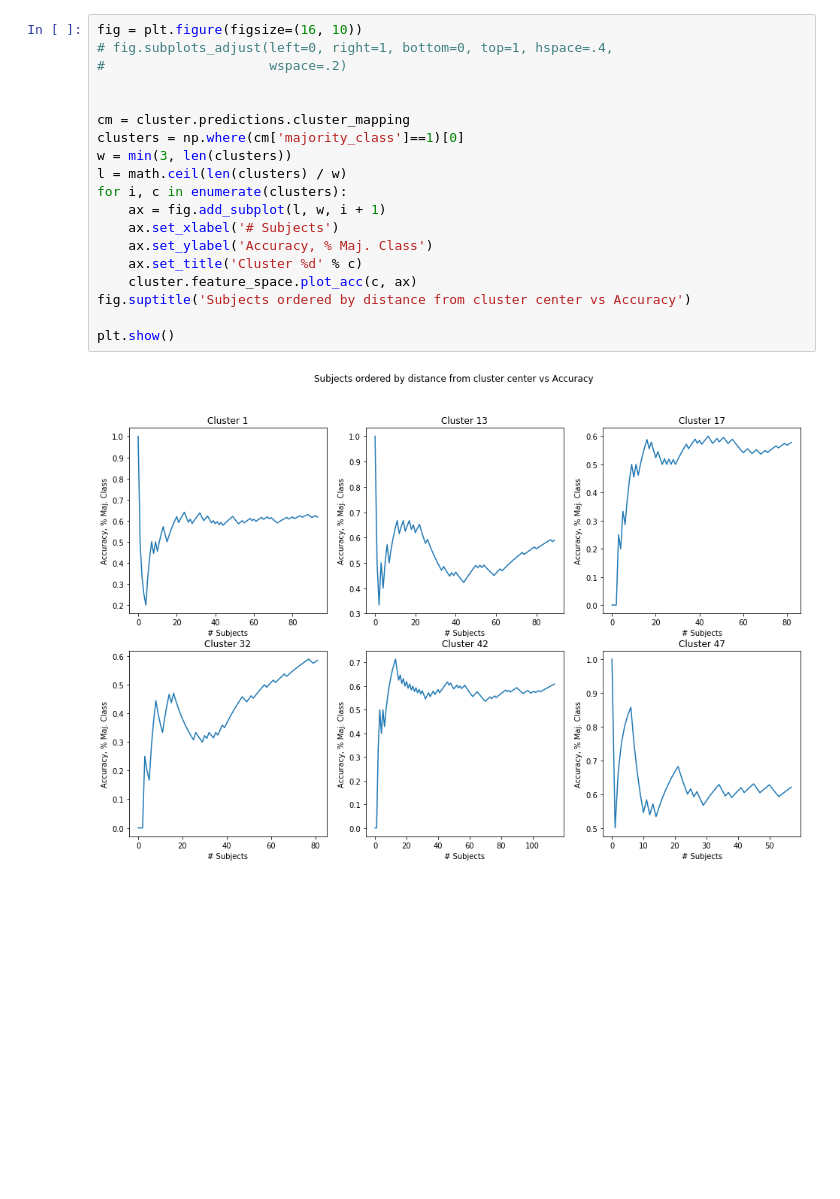
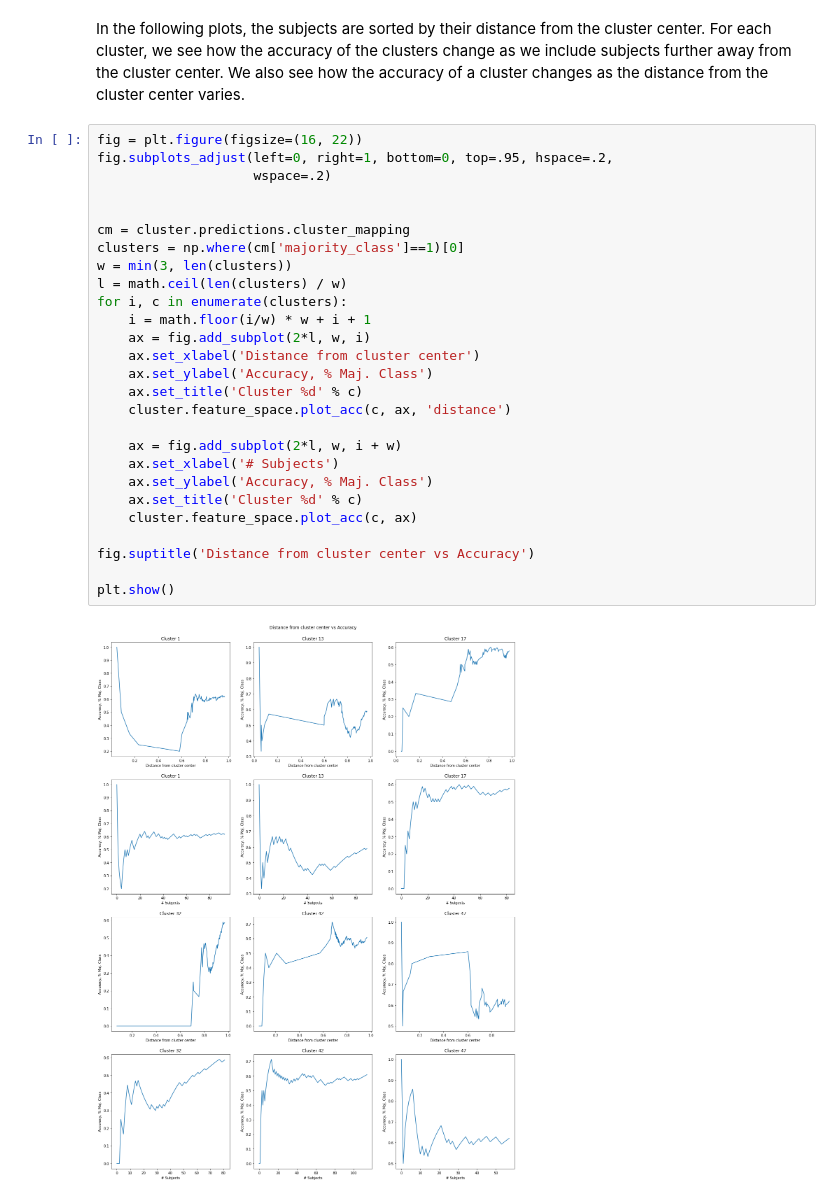
Before and after one commit to miclaraia/muon_notebooks, a Jupyter notebook: Cluster Space Analysis.ipynb, the cells around one changed output. Saved outputs shown, nothing was run; the diff lists cells and outputs as text; blank space fills up the shorter version.

Commit message:
Updated plots for cluster space analysis

```diff
--- a/Cluster Space Analysis.ipynb
+++ b/Cluster Space Analysis.ipynb
@@ -75,21 +93,31 @@ plt.show()
+# %% [markdown]
+In the following plots, the subjects are sorted by their distance from the cluster center. For each cluster, we see  how the accuracy of the clusters change as we include subjects further away from the cluster center. We also see how the accuracy of a cluster changes as the distance from the cluster center varies.
 # %%
-fig = plt.figure(figsize=(16, 10))
-# fig.subplots_adjust(left=0, right=1, bottom=0, top=1, hspace=.4,
-#                     wspace=.2)
+fig = plt.figure(figsize=(16, 22))
+fig.subplots_adjust(left=0, right=1, bottom=0, top=.95, hspace=.2,
+                    wspace=.2)
 
 
 cm = cluster.predictions.cluster_mapping
 clusters = np.where(cm['majority_class']==1)[0]
 w = min(3, len(clusters))
 l = math.ceil(len(clusters) / w)
 for i, c in enumerate(clusters):
-    ax = fig.add_subplot(l, w, i + 1)
+    i = math.floor(i/w) * w + i + 1
+    ax = fig.add_subplot(2*l, w, i)
+    ax.set_xlabel('Distance from cluster center')
+    ax.set_ylabel('Accuracy, % Maj. Class')
+    ax.set_title('Cluster %d' % c)
+    cluster.feature_space.plot_acc(c, ax, 'distance')
+
+    ax = fig.add_subplot(2*l, w, i + w)
     ax.set_xlabel('# Subjects')
     ax.set_ylabel('Accuracy, % Maj. Class')
     ax.set_title('Cluster %d' % c)
     cluster.feature_space.plot_acc(c, ax)
-fig.suptitle('Subjects ordered by distance from cluster center vs Accuracy')
+
+fig.suptitle('Distance from cluster center vs Accuracy')
 
 plt.show()
 # %% [output]
-[figure, old version]
+[figure, new version]
```
Also changed, not shown: parts of 8 cells of this notebook.
